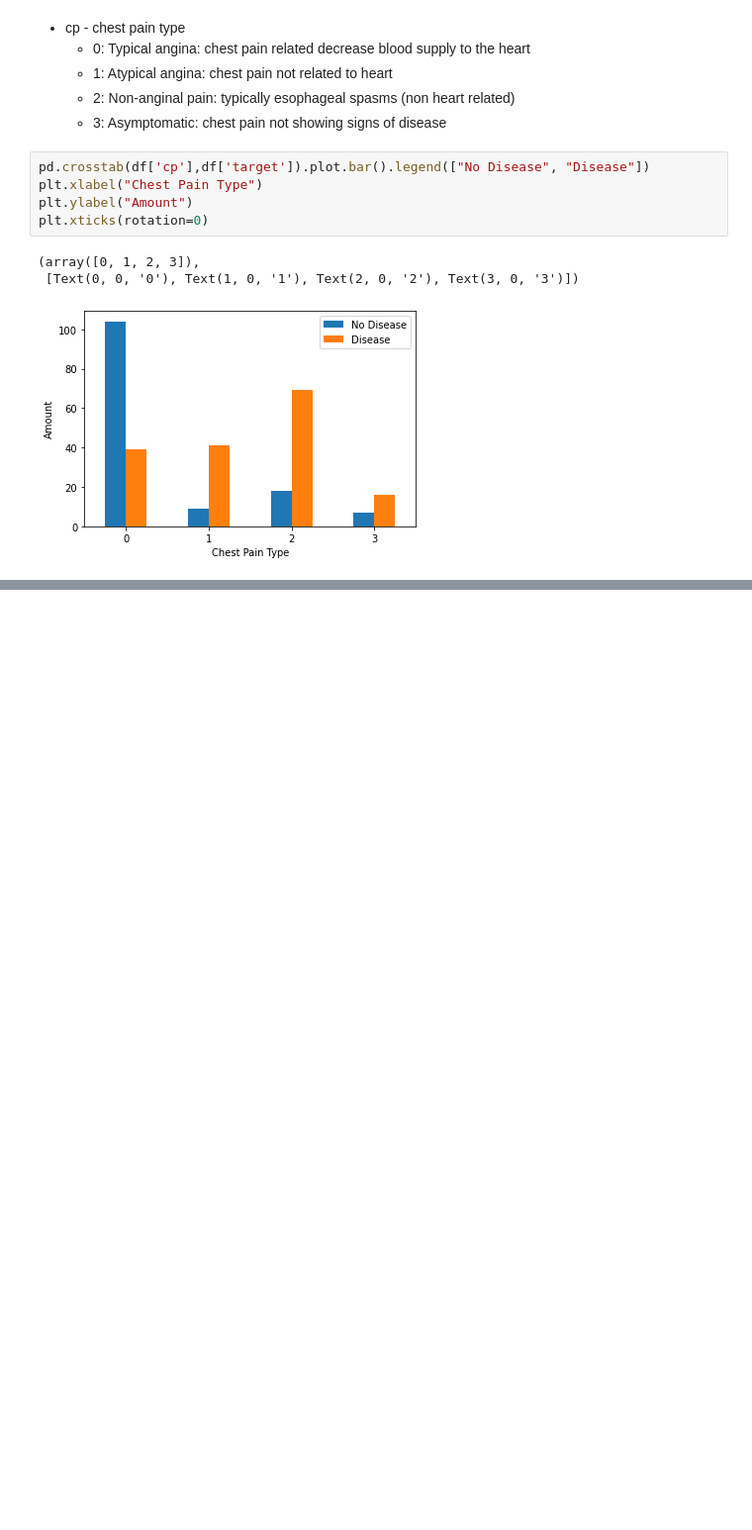
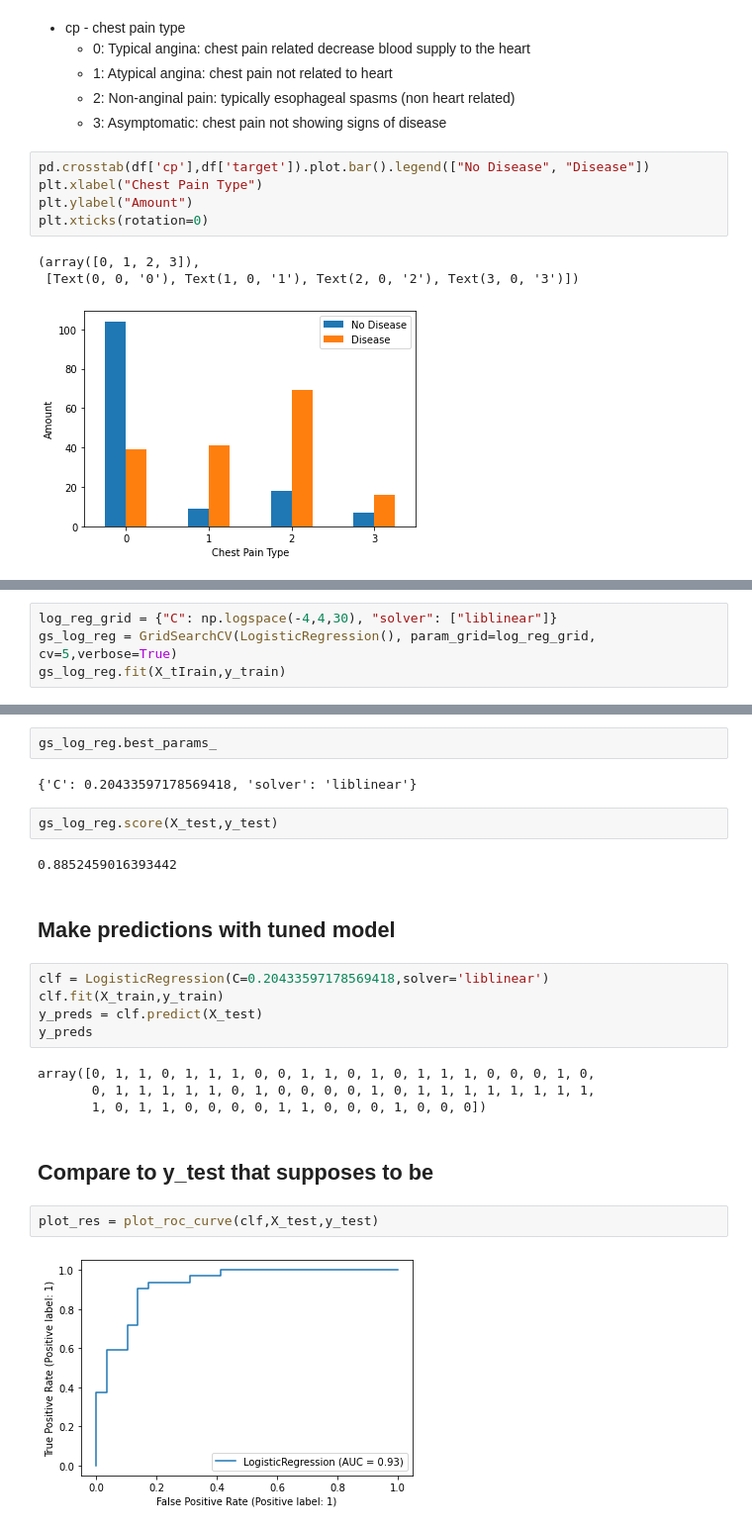
Before and after one commit to alexgordontlv/data_science, a Jupyter notebook: heart_disease.ipynb, the cells around one changed output, grey strips where cells are left out. Shown at 99% size. Cells and saved outputs as stored; diff of their text form; blank space fills up the shorter version.

```diff
--- a/heart_disease.ipynb
+++ b/heart_disease.ipynb
@@ -182,0 +294,4 @@ plt.xticks(rotation=0)
+# %%
+log_reg_grid = {"C": np.logspace(-4,4,30), "solver": ["liblinear"]}
+gs_log_reg = GridSearchCV(LogisticRegression(), param_grid=log_reg_grid, cv=5,verbose=True)
+gs_log_reg.fit(X_tIrain,y_train)
@@ -182,0 +311,25 @@ plt.xticks(rotation=0)
+# %%
+gs_log_reg.best_params_
+# %% [output]
+{'C': 0.20433597178569418, 'solver': 'liblinear'}
+# %%
+gs_log_reg.score(X_test,y_test)
+# %% [output]
+0.8852459016393442
+# %% [markdown]
+## Make predictions with tuned model
+# %%
+clf = LogisticRegression(C=0.20433597178569418,solver='liblinear')
+clf.fit(X_train,y_train)
+y_preds = clf.predict(X_test)
+y_preds
+# %% [output]
+array([0, 1, 1, 0, 1, 1, 1, 0, 0, 1, 1, 0, 1, 0, 1, 1, 1, 0, 0, 0, 1, 0,
+       0, 1, 1, 1, 1, 1, 0, 1, 0, 0, 0, 0, 1, 0, 1, 1, 1, 1, 1, 1, 1, 1,
+       1, 0, 1, 1, 0, 0, 0, 0, 1, 1, 0, 0, 0, 1, 0, 0, 0])
+# %% [markdown]
+## Compare to y_test that supposes to be
+# %%
+plot_res = plot_roc_curve(clf,X_test,y_test)
+# %% [output]
+[figure, added]
```
Also changed, not shown: parts of 17 cells of this notebook.
